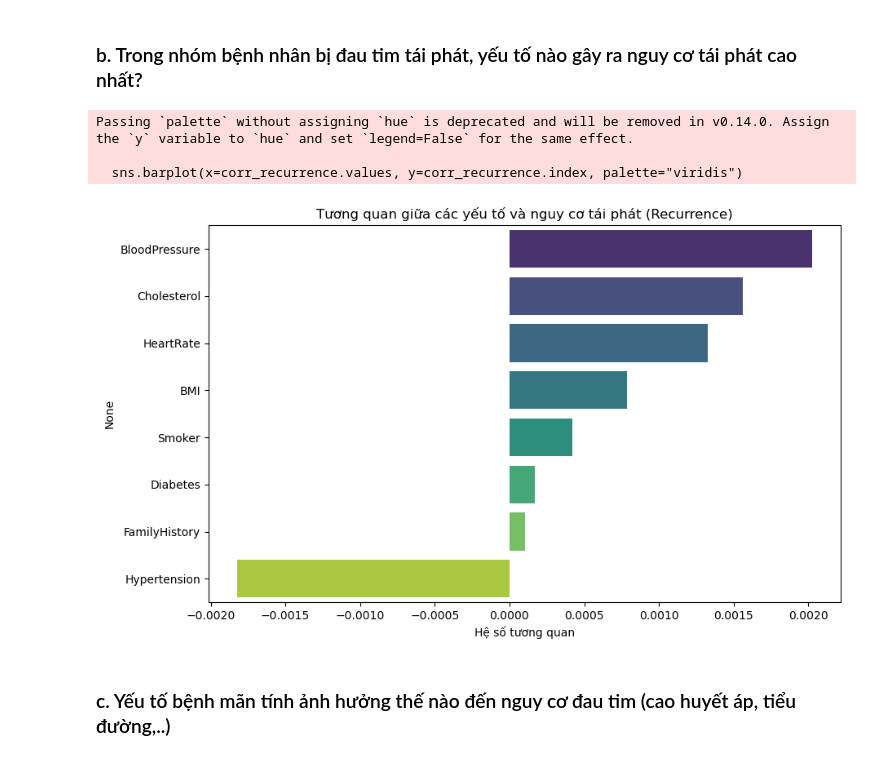
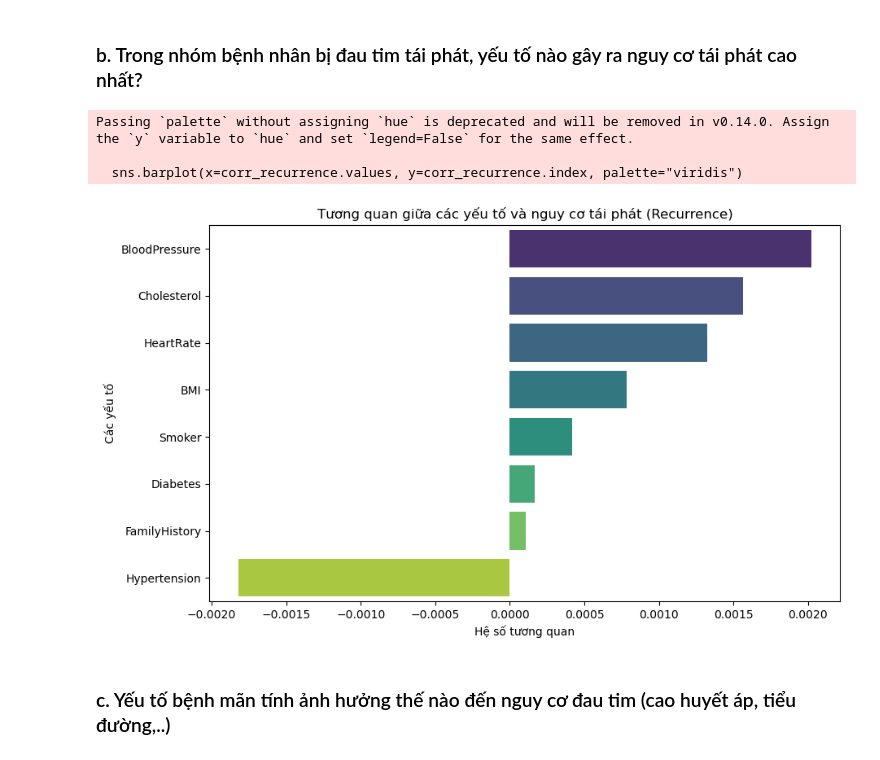
Before and after one commit to AnhQuan58/Truc_Quan_Hoa, a Jupyter notebook: nhom9.ipynb, the cells around one changed output. Drawn from its saved outputs; the diff is of its cells as text; code cells hidden in the pictures.

```diff
--- a/nhom9.ipynb
+++ b/nhom9.ipynb
@@ -251,23 +252,22 @@ Passing `palette` without assigning `hue` is deprecated and will be removed in v
 # %% [markdown]
 ### b. Trong nhóm bệnh nhân bị đau tim tái phát, yếu tố nào gây ra nguy cơ tái phát cao nhất?
 # %%
-# Giả sử rằng nếu PreviousHeartAttack == 1 thì bệnh nhân có tái phát.
-df_corr["Recurrence"] = df_corr["PreviousHeartAttack"]  # ADDED
+# Giả sử rằng nếu PreviousHeartAttack == 1 thì bệnh nhân có tái phát
+df_corr["Recurrence"] = df_corr["PreviousHeartAttack"]
 
-# Tính hệ số tương quan giữa các yếu tố (sử dụng danh sách factors đã định nghĩa) và Recurrence trên toàn bộ dataset
-# Vì nếu chỉ lấy nhóm tái phát thì Recurrence là hằng số nên ta tính trên toàn bộ dữ liệu.
 corr_recurrence = df_corr[factors + ["Recurrence"]].corr()["Recurrence"].drop("Recurrence")
 corr_recurrence = corr_recurrence.sort_values(ascending=False)
 plt.figure(figsize=(10, 6))
 sns.barplot(x=corr_recurrence.values, y=corr_recurrence.index, palette="viridis")
 plt.title('Tương quan giữa các yếu tố và nguy cơ tái phát (Recurrence)')
 plt.xlabel('Hệ số tương quan')
+plt.ylabel('Các yếu tố')  # Nhãn trục y đã được cập nhật
 plt.show()
 # %% [output]
 Passing `palette` without assigning `hue` is deprecated and will be removed in v0.14.0. Assign the `y` variable to `hue` and set `legend=False` for the same effect.
 
   sns.barplot(x=corr_recurrence.values, y=corr_recurrence.index, palette="viridis")
-[figure, old version]
+[figure, new version]
 # %% [markdown]
 ### c. Yếu tố bệnh mãn tính ảnh hưởng thế nào đến nguy cơ đau tim (cao huyết áp, tiểu đường,..)
 # %%
```
Also changed, not shown: parts of 2 cells of this notebook.
